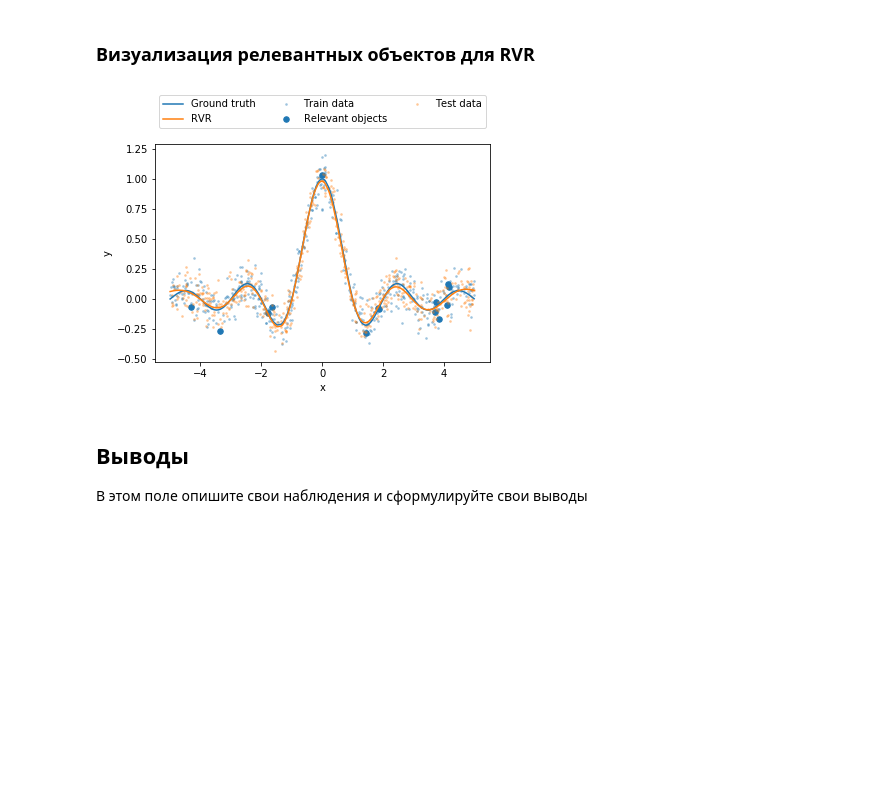
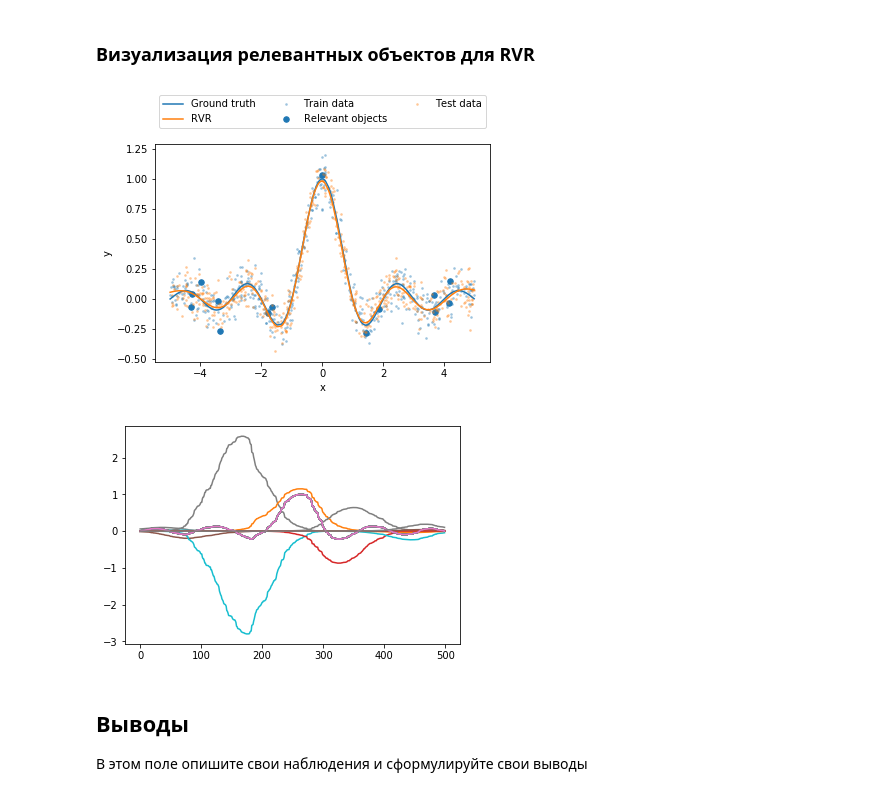
Before and after one commit to PKoshkin/DAS_bayes, a Jupyter notebook: task_2/Relevance_Vector_Regression.ipynb, the cells around one changed output. Cells and saved outputs as stored; diff of their text form; code cells hidden in the pictures; blank space fills up the shorter version.

Commit message:
Visualise basis

```diff
--- a/task_2/Relevance_Vector_Regression.ipynb
+++ b/task_2/Relevance_Vector_Regression.ipynb
@@ -109,7 +109,9 @@ def fit_rvr(X, t, max_iter=10000, start_beta=1, start_alpha=0):
             for index in range(d)
             if not is_nan(alpha[index])
         ])
-        print('', len(indices))
+        if n_iter % 1000 == 0:
+            clear_output()
+            print(' {} %: {}'.format(n_iter * 100 / max_iter, len(indices)))
         cutted_alpha, beta = update_alpha_beta(X[:, indices], t, alpha[indices], beta)
 
         alpha = np.full(d, np.inf)
@@ -277,25 +263,8 @@ points_test, t_test = gen_batch(n, beta_true)
 def extend(array):
     return np.reshape(array, [-1, 1])
 
-
-#def gen_batch(n, w, beta):
-#    d = len(w)
-#    X = np.random.uniform(-10, 10, (n, 1))
-#    X = np.sort(X, axis=0)
-#    X = np.hstack([X ** i for i in range(d)])
-#    t = X.dot(w) + np.random.normal(size=n) / beta ** 0.5
-#    return X, t
-
-
-def make_X(points, t):
-    return rbf_kernel(extend(points), extend(points))
-
-X_train = make_X(points_train, t_train)
-X_test = make_X(points_test, t_test)
-
-print("shape")
-print(np.shape(X_train))
-print(np.shape(X_test))
+X_train = rbf_kernel(extend(points_train), extend(points_train))
+X_test = rbf_kernel(extend(points_test), extend(points_test))
 
 # Constant feature
 X_train = np.hstack((np.ones((n, 1)), X_train))
@@ -323,4 +284,4 @@ plt.plot(X_train[:,300])
 # %%
 # Relevance Vector Regression
-w_rvr, sigma_rvr, alpha_rvr, beta_rvr = fit_rvr(X_train, t_train, max_iter=30000)
+w_rvr, sigma_rvr, alpha_rvr, beta_rvr = fit_rvr(X_train, t_train, max_iter=1000000)
 # %% [output]
@@ -410,7 +355,19 @@ plt.axes().set_ylabel('y')
 plt.legend(ncol=3, loc=9, bbox_to_anchor=(0.5, 1.25))
 plt.show()
 # %% [output]
-[figure, old version]
+[figure, new version]
+# %%
+relevant = w_rvr != 0
+indices = np.array([
+    index
+    for index, rel in enumerate(relevant)
+    if rel
+])
+for rel in indices:
+    plt.plot(np.sinc(points_train), label='Ground truth')
+    plt.plot(X_train[:, rel] * w_rvr[rel])
+# %% [output]
+[figure, added]
 # %% [markdown]
 ## Выводы
 В этом поле опишите свои наблюдения и сформулируйте свои выводы
```
Also changed, not shown: parts of 5 cells of this notebook.
